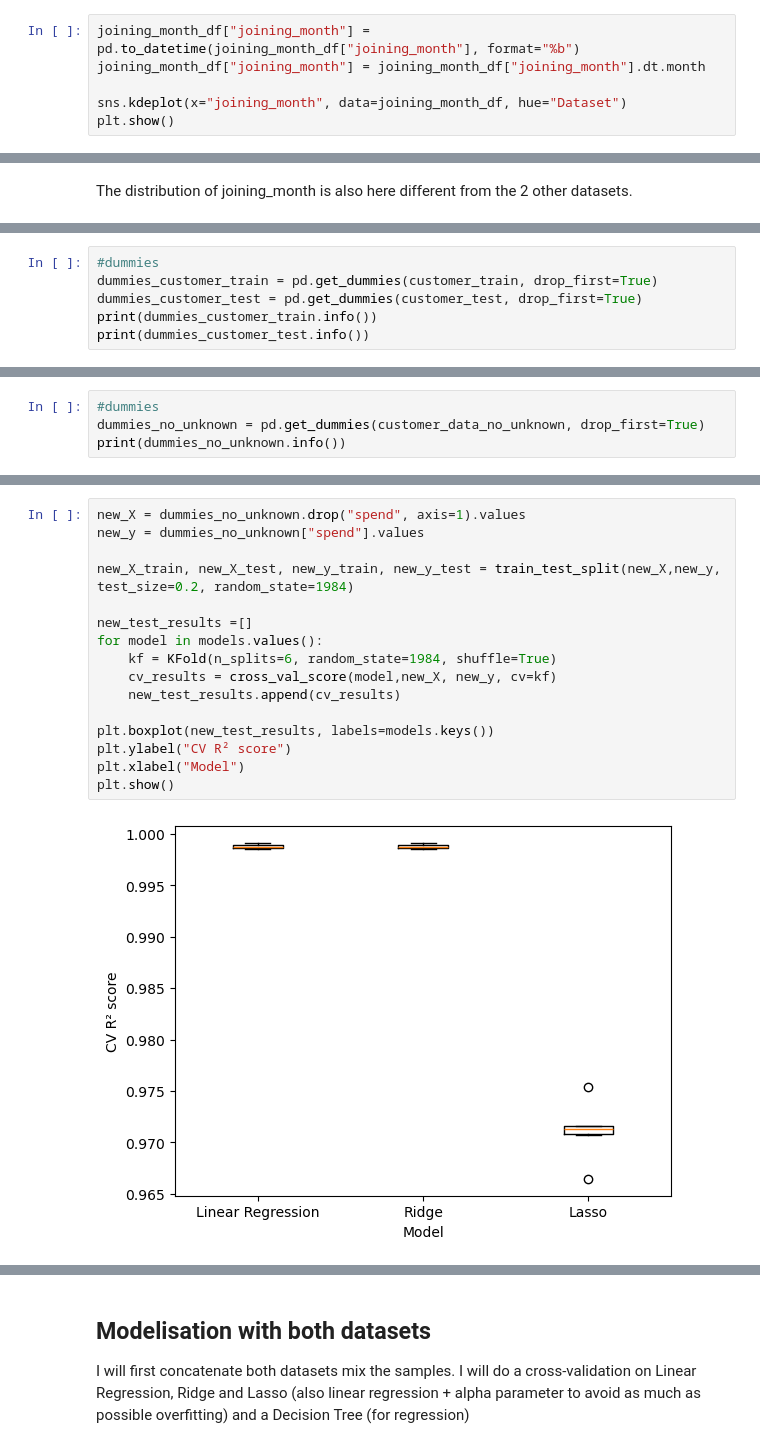
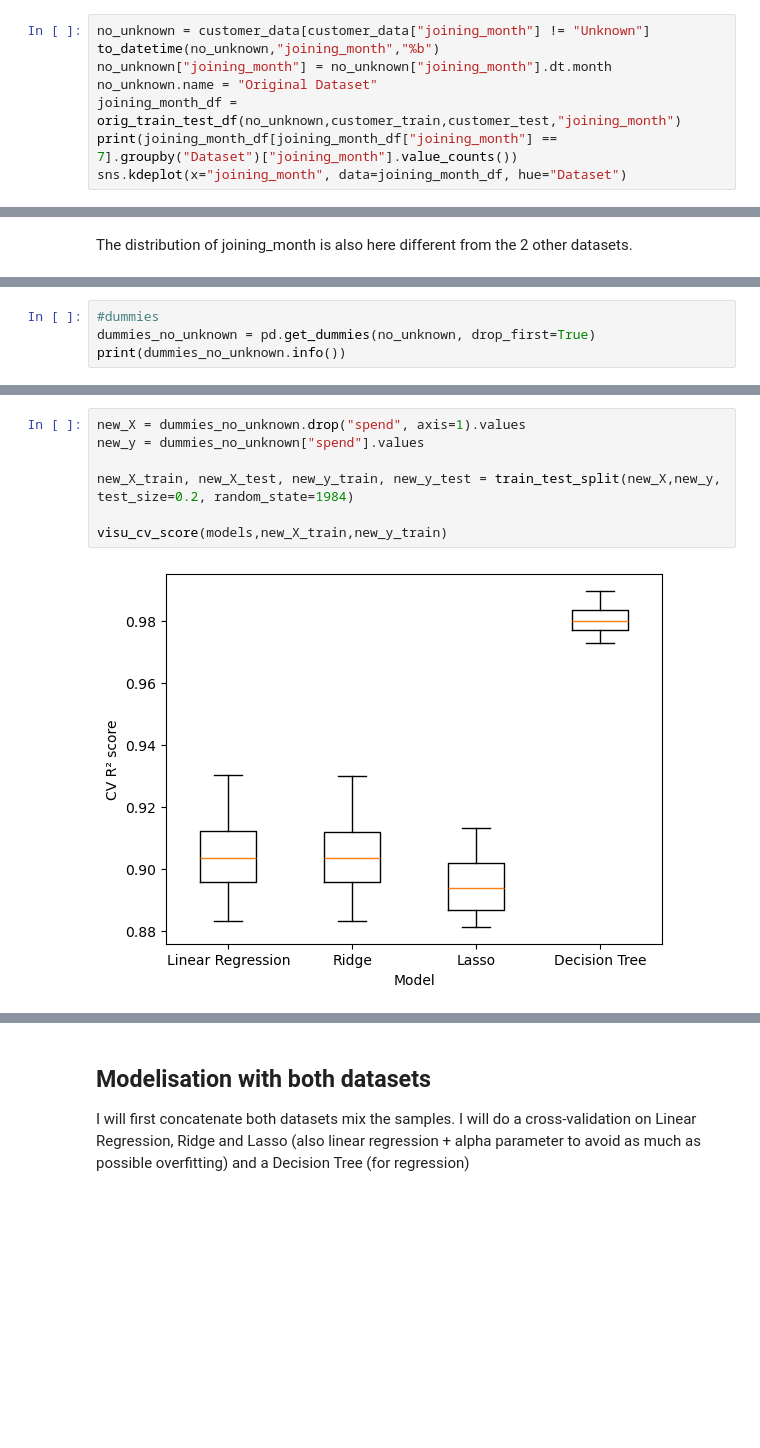
Before and after one commit to flylight-max/EDA_exam_CodeOp, a Jupyter notebook: analysis.ipynb, the cells around one changed output, grey strips where cells are left out. Drawn from its saved outputs; the diff is of its cells as text; blank space fills up the shorter version.

Commit message:
model performance changed with a col modif

```diff
--- a/analysis.ipynb
+++ b/analysis.ipynb
@@ -952,7 +978,9 @@ Name: proportion, dtype: float64
 # %%
-joining_month_df["joining_month"] = pd.to_datetime(joining_month_df["joining_month"], format="%b")
-joining_month_df["joining_month"] = joining_month_df["joining_month"].dt.month
-
+no_unknown = customer_data[customer_data["joining_month"] != "Unknown"]
+to_datetime(no_unknown,"joining_month","%b")
+no_unknown["joining_month"] = no_unknown["joining_month"].dt.month
+no_unknown.name = "Original Dataset"
+joining_month_df = orig_train_test_df(no_unknown,customer_train,customer_test,"joining_month")
+print(joining_month_df[joining_month_df["joining_month"] == 7].groupby("Dataset")["joining_month"].value_counts())
 sns.kdeplot(x="joining_month", data=joining_month_df, hue="Dataset")
-plt.show()
 # %% [output]
@@ -964,8 +1012,6 @@ The distribution of joining_month is also here different from the 2 other datase
 # %%
 #dummies
-dummies_customer_train = pd.get_dummies(customer_train, drop_first=True)
-dummies_customer_test = pd.get_dummies(customer_test, drop_first=True)
-print(dummies_customer_train.info())
-print(dummies_customer_test.info())
+dummies_no_unknown = pd.get_dummies(no_unknown, drop_first=True)
+print(dummies_no_unknown.info())
 # %% [output]
 <class 'pandas.core.frame.DataFrame'>
@@ -1091,4 +1035,0 @@ See the caveats in the documentation: https://pandas.pydata.org/pandas-docs/stab
-# %%
-#dummies
-dummies_no_unknown = pd.get_dummies(customer_data_no_unknown, drop_first=True)
-print(dummies_no_unknown.info())
@@ -1113,18 +1036,9 @@ None
 # %%
 new_X = dummies_no_unknown.drop("spend", axis=1).values
 new_y = dummies_no_unknown["spend"].values
 
 new_X_train, new_X_test, new_y_train, new_y_test = train_test_split(new_X,new_y, test_size=0.2, random_state=1984)
 
-new_test_results =[]
-for model in models.values():
-    kf = KFold(n_splits=6, random_state=1984, shuffle=True)
-    cv_results = cross_val_score(model,new_X, new_y, cv=kf)
-    new_test_results.append(cv_results)
-
-plt.boxplot(new_test_results, labels=models.keys())
-plt.ylabel("CV R² score")
-plt.xlabel("Model")
-plt.show()
+visu_cv_score(models,new_X_train,new_y_train)
 # %% [output]
-[figure, old version]
+[figure, new version]
```
Also changed, not shown: parts of 61 cells of this notebook, 1 other file.
